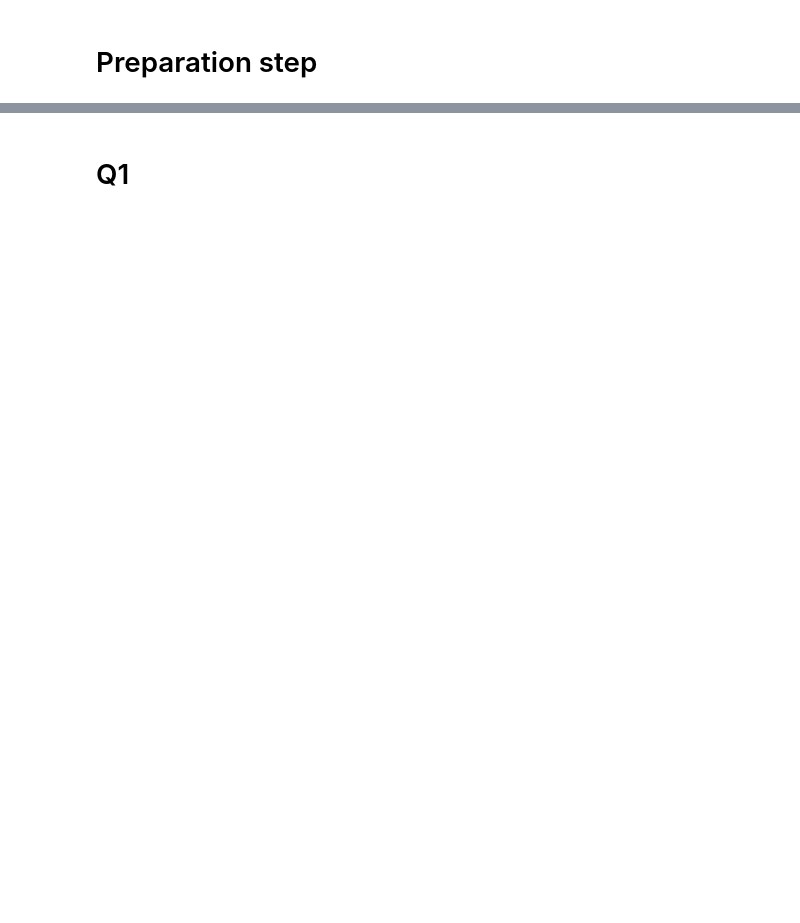
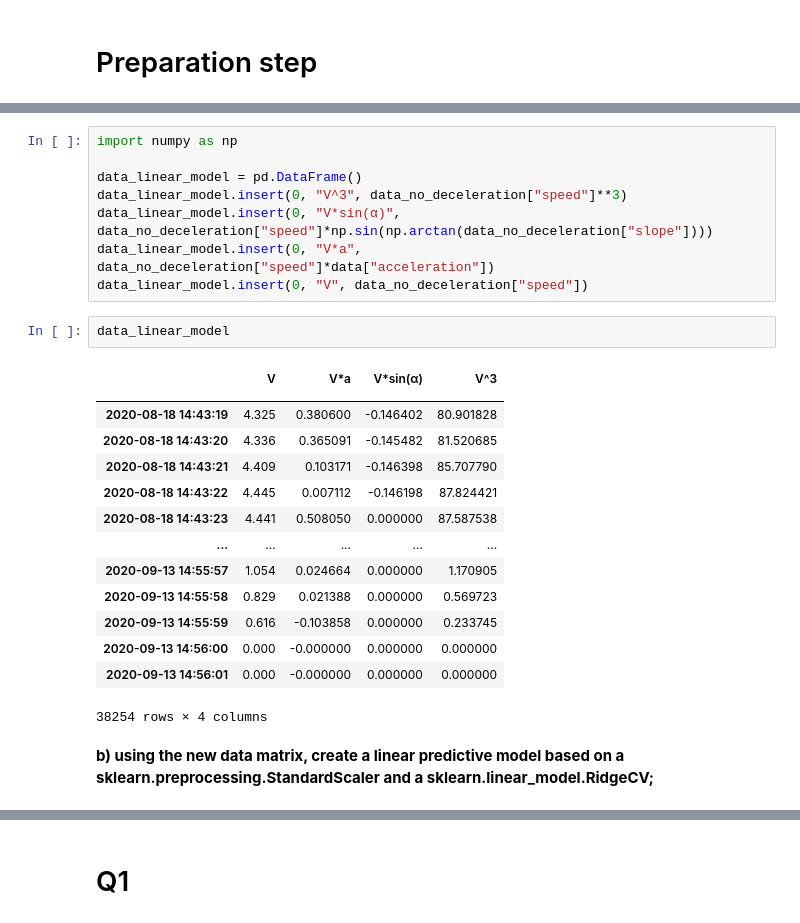
Before and after one commit to aymen-elo/scikit-learn-mooc, a Jupyter notebook: notebooks/_wrap_up_quiz_7.ipynb, the cells around one changed output, grey strips where cells are left out. Cells and saved outputs as stored; diff of their text form; blank space fills up the shorter version.

```diff
--- a/notebooks/_wrap_up_quiz_7.ipynb
+++ b/notebooks/_wrap_up_quiz_7.ipynb
@@ -38,0 +33,27 @@ cv_rf_reg = cross_validate(
+# %%
+import numpy as np
+
+data_linear_model = pd.DataFrame()
+data_linear_model.insert(0, "V^3", data_no_deceleration["speed"]**3)
+data_linear_model.insert(0, "V*sin(α)", data_no_deceleration["speed"]*np.sin(np.arctan(data_no_deceleration["slope"])))
+data_linear_model.insert(0, "V*a", data_no_deceleration["speed"]*data["acceleration"])
+data_linear_model.insert(0, "V", data_no_deceleration["speed"])
+# %%
+data_linear_model
+# %% [output]
+|  | V | V*a | V*sin(α) | V^3 |
+|  |  |  |  |  |
+| 2020-08-18 14:43:19 | 4.325 | 0.380600 | -0.146402 | 80.901828 |
+| 2020-08-18 14:43:20 | 4.336 | 0.365091 | -0.145482 | 81.520685 |
+| 2020-08-18 14:43:21 | 4.409 | 0.103171 | -0.146398 | 85.707790 |
+| 2020-08-18 14:43:22 | 4.445 | 0.007112 | -0.146198 | 87.824421 |
+| 2020-08-18 14:43:23 | 4.441 | 0.508050 | 0.000000 | 87.587538 |
+| ... | ... | ... | ... | ... |
+| 2020-09-13 14:55:57 | 1.054 | 0.024664 | 0.000000 | 1.170905 |
+| 2020-09-13 14:55:58 | 0.829 | 0.021388 | 0.000000 | 0.569723 |
+| 2020-09-13 14:55:59 | 0.616 | -0.103858 | 0.000000 | 0.233745 |
+| 2020-09-13 14:56:00 | 0.000 | -0.000000 | 0.000000 | 0.000000 |
+| 2020-09-13 14:56:01 | 0.000 | -0.000000 | 0.000000 | 0.000000 |
+38254 rows × 4 columns
+# %% [markdown]
+**b) using the new data matrix, create a linear predictive model based on a sklearn.preprocessing.StandardScaler and a sklearn.linear_model.RidgeCV;**
```
Also changed, not shown: parts of 60 cells of this notebook.
